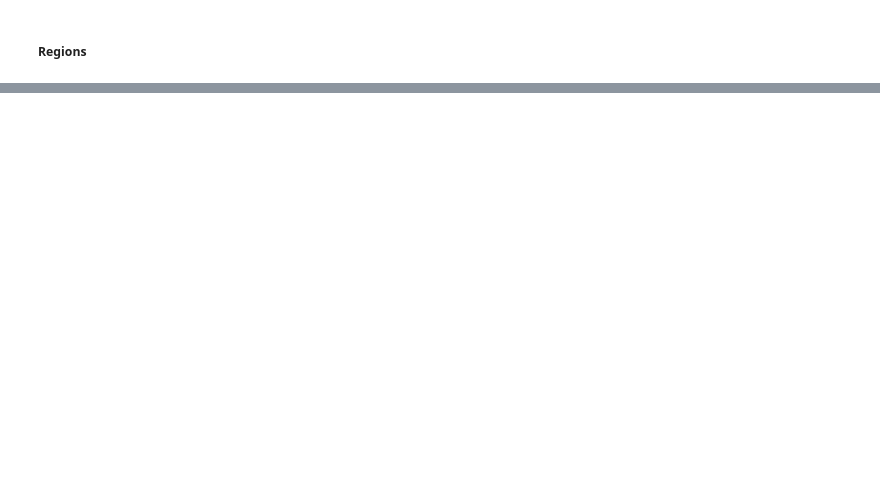
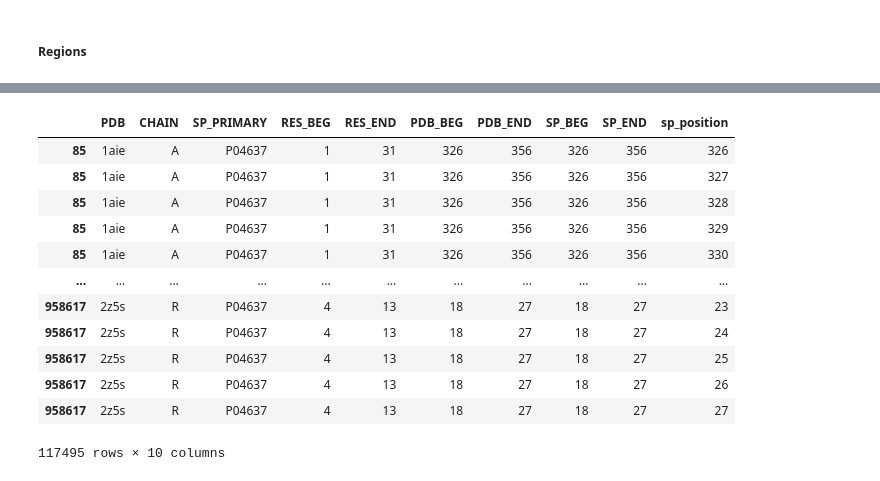
Before and after one commit to BioComputingUP/caid2-reference, a Jupyter notebook: src/notebooks/references.ipynb, the cells around one changed output, grey strips where cells are left out. Drawn from its saved outputs; the diff is of its cells as text; code cells hidden in the pictures; blank space fills up the shorter version.

```diff
--- a/src/notebooks/references.ipynb
+++ b/src/notebooks/references.ipynb
@@ -718,0 +262,17 @@ without merge: (16, 12)
+# %%
+def expand_region(adf: pd.DataFrame, database: str = 'disprot') -> pd.DataFrame:
+    """
+    """
+    if database == 'disprot':
+        adf["reg_position"] = list(range(int(adf["start"]), int(adf["end"]) + 1, 1))
+    elif database == 'sifts':
+        adf["sp_position"] = list(range(int(adf["SP_BEG"]), int(adf["SP_END"]) + 1, 1))
+    else:
+        raise ValueError(f"'{database}' is not a choise for parameter 'database'")
+    return adf
+
+def expand_seq(adf: pd.DataFrame) -> pd.DataFrame:
+    """
+    """
+    adf["seq_position_aa"] = [(i+1, aa) for i, aa in enumerate(adf["sequence"])]
+    return adf
@@ -718,0 +408,18 @@ without merge: (16, 12)
+# %%
+df_sifts = df_sifts.apply(expand_region, database='sifts', axis=1)
+df_sifts = df_sifts.explode("sp_position")
+df_sifts
+# %% [output]
+|  | PDB | CHAIN | SP_PRIMARY | RES_BEG | RES_END | PDB_BEG | PDB_END | SP_BEG | SP_END | sp_position |
+| 85 | 1aie | A | P04637 | 1 | 31 | 326 | 356 | 326 | 356 | 326 |
+| 85 | 1aie | A | P04637 | 1 | 31 | 326 | 356 | 326 | 356 | 327 |
+| 85 | 1aie | A | P04637 | 1 | 31 | 326 | 356 | 326 | 356 | 328 |
+| 85 | 1aie | A | P04637 | 1 | 31 | 326 | 356 | 326 | 356 | 329 |
+| 85 | 1aie | A | P04637 | 1 | 31 | 326 | 356 | 326 | 356 | 330 |
+| ... | ... | ... | ... | ... | ... | ... | ... | ... | ... | ... |
+| 958617 | 2z5s | R | P04637 | 4 | 13 | 18 | 27 | 18 | 27 | 23 |
+| 958617 | 2z5s | R | P04637 | 4 | 13 | 18 | 27 | 18 | 27 | 24 |
+| 958617 | 2z5s | R | P04637 | 4 | 13 | 18 | 27 | 18 | 27 | 25 |
+| 958617 | 2z5s | R | P04637 | 4 | 13 | 18 | 27 | 18 | 27 | 26 |
+| 958617 | 2z5s | R | P04637 | 4 | 13 | 18 | 27 | 18 | 27 | 27 |
+117495 rows × 10 columns
```
Also changed, not shown: parts of 73 cells of this notebook.
